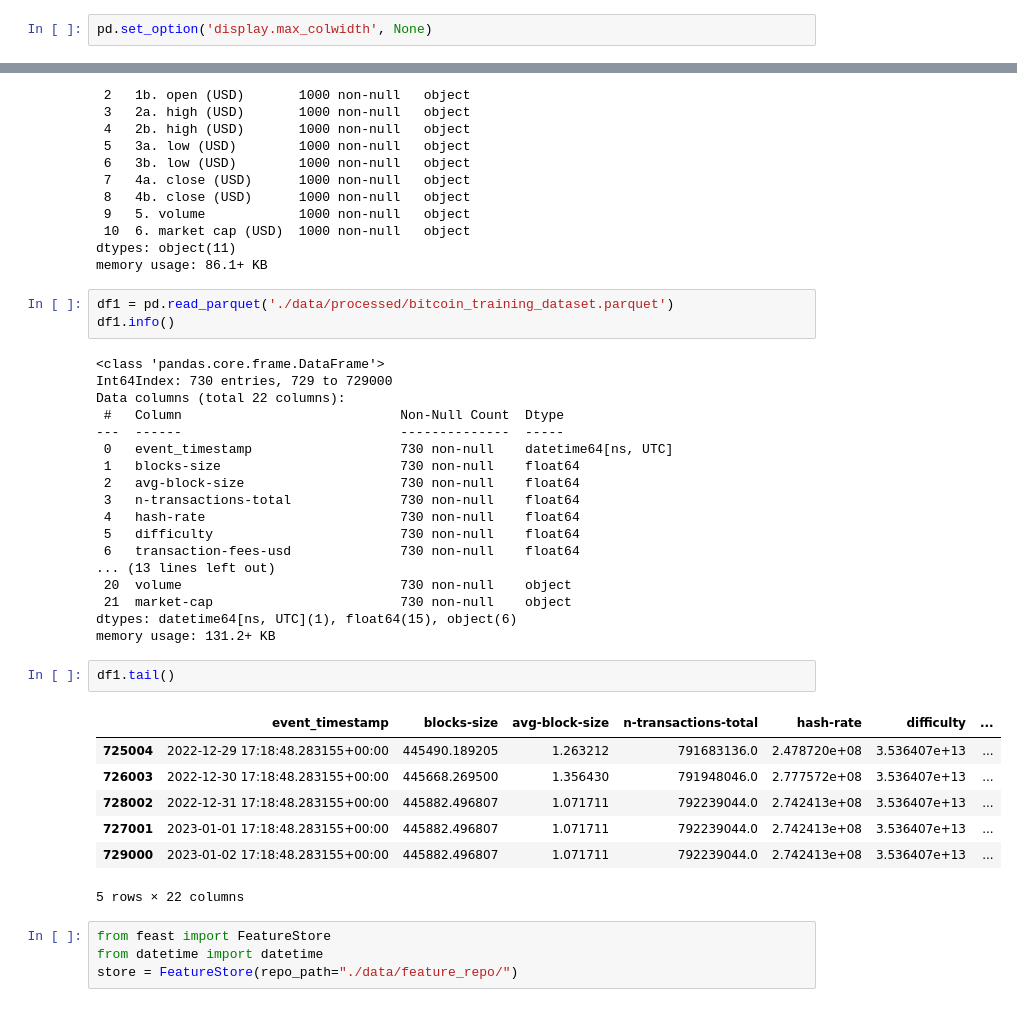
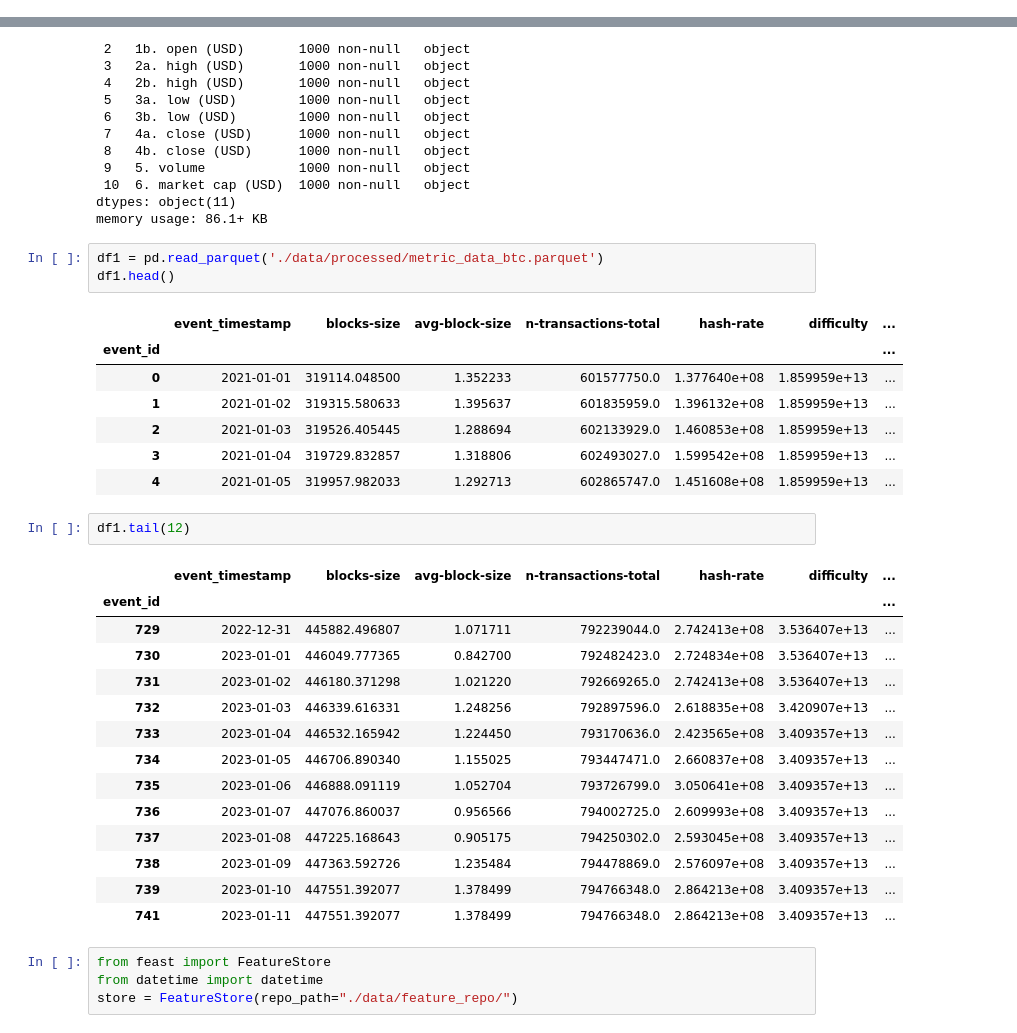
Before and after one commit to pahurlocker/crypto-price-prediction, a Jupyter notebook: bitcoin-price-prediction-eda.ipynb, the cells around one changed output, grey strips where cells are left out. Saved outputs shown, nothing was run; the diff lists cells and outputs as text.

```diff
--- a/bitcoin-price-prediction-eda.ipynb
+++ b/bitcoin-price-prediction-eda.ipynb
@@ -19,2 +4,0 @@ memory usage: 732.8+ KB
-# %%
-pd.set_option('display.max_colwidth', None)
@@ -713,36 +67,33 @@ Data columns (total 11 columns):
 dtypes: object(11)
 memory usage: 86.1+ KB
 # %%
-df1 = pd.read_parquet('./data/processed/bitcoin_training_dataset.parquet')
-df1.info()
+df1 = pd.read_parquet('./data/processed/metric_data_btc.parquet')
+df1.head()
 # %% [output]
-<class 'pandas.core.frame.DataFrame'>
-Int64Index: 730 entries, 729 to 729000
-Data columns (total 22 columns):
- #   Column                            Non-Null Count  Dtype
----  ------                            --------------  -----
- 0   event_timestamp                   730 non-null    datetime64[ns, UTC]
- 1   blocks-size                       730 non-null    float64
- 2   avg-block-size                    730 non-null    float64
- 3   n-transactions-total              730 non-null    float64
- 4   hash-rate                         730 non-null    float64
- 5   difficulty                        730 non-null    float64
- 6   transaction-fees-usd              730 non-null    float64
-... (13 lines left out)
- 20  volume                            730 non-null    object
- 21  market-cap                        730 non-null    object
-dtypes: datetime64[ns, UTC](1), float64(15), object(6)
-memory usage: 131.2+ KB
+|  | event_timestamp | blocks-size | avg-block-size | n-transactions-total | hash-rate | difficulty | ... |
+| event_id |  |  |  |  |  |  | ... |
+| 0 | 2021-01-01 | 319114.048500 | 1.352233 | 601577750.0 | 1.377640e+08 | 1.859959e+13 | ... |
+| 1 | 2021-01-02 | 319315.580633 | 1.395637 | 601835959.0 | 1.396132e+08 | 1.859959e+13 | ... |
+| 2 | 2021-01-03 | 319526.405445 | 1.288694 | 602133929.0 | 1.460853e+08 | 1.859959e+13 | ... |
+| 3 | 2021-01-04 | 319729.832857 | 1.318806 | 602493027.0 | 1.599542e+08 | 1.859959e+13 | ... |
+| 4 | 2021-01-05 | 319957.982033 | 1.292713 | 602865747.0 | 1.451608e+08 | 1.859959e+13 | ... |
 # %%
-df1.tail()
+df1.tail(12)
 # %% [output]
 |  | event_timestamp | blocks-size | avg-block-size | n-transactions-total | hash-rate | difficulty | ... |
-| 725004 | 2022-12-29 17:18:48.283155+00:00 | 445490.189205 | 1.263212 | 791683136.0 | 2.478720e+08 | 3.536407e+13 | ... |
-| 726003 | 2022-12-30 17:18:48.283155+00:00 | 445668.269500 | 1.356430 | 791948046.0 | 2.777572e+08 | 3.536407e+13 | ... |
-| 728002 | 2022-12-31 17:18:48.283155+00:00 | 445882.496807 | 1.071711 | 792239044.0 | 2.742413e+08 | 3.536407e+13 | ... |
-| 727001 | 2023-01-01 17:18:48.283155+00:00 | 445882.496807 | 1.071711 | 792239044.0 | 2.742413e+08 | 3.536407e+13 | ... |
-| 729000 | 2023-01-02 17:18:48.283155+00:00 | 445882.496807 | 1.071711 | 792239044.0 | 2.742413e+08 | 3.536407e+13 | ... |
+| event_id |  |  |  |  |  |  | ... |
+| 729 | 2022-12-31 | 445882.496807 | 1.071711 | 792239044.0 | 2.742413e+08 | 3.536407e+13 | ... |
+| 730 | 2023-01-01 | 446049.777365 | 0.842700 | 792482423.0 | 2.724834e+08 | 3.536407e+13 | ... |
+| 731 | 2023-01-02 | 446180.371298 | 1.021220 | 792669265.0 | 2.742413e+08 | 3.536407e+13 | ... |
+| 732 | 2023-01-03 | 446339.616331 | 1.248256 | 792897596.0 | 2.618835e+08 | 3.420907e+13 | ... |
+| 733 | 2023-01-04 | 446532.165942 | 1.224450 | 793170636.0 | 2.423565e+08 | 3.409357e+13 | ... |
+| 734 | 2023-01-05 | 446706.890340 | 1.155025 | 793447471.0 | 2.660837e+08 | 3.409357e+13 | ... |
+| 735 | 2023-01-06 | 446888.091119 | 1.052704 | 793726799.0 | 3.050641e+08 | 3.409357e+13 | ... |
+| 736 | 2023-01-07 | 447076.860037 | 0.956566 | 794002725.0 | 2.609993e+08 | 3.409357e+13 | ... |
+| 737 | 2023-01-08 | 447225.168643 | 0.905175 | 794250302.0 | 2.593045e+08 | 3.409357e+13 | ... |
+| 738 | 2023-01-09 | 447363.592726 | 1.235484 | 794478869.0 | 2.576097e+08 | 3.409357e+13 | ... |
+| 739 | 2023-01-10 | 447551.392077 | 1.378499 | 794766348.0 | 2.864213e+08 | 3.409357e+13 | ... |
+| 741 | 2023-01-11 | 447551.392077 | 1.378499 | 794766348.0 | 2.864213e+08 | 3.409357e+13 | ... |
-5 rows × 22 columns
 # %%
 from feast import FeatureStore
 from datetime import datetime
```
Also changed, not shown: parts of 48 cells of this notebook, 2 other files.
